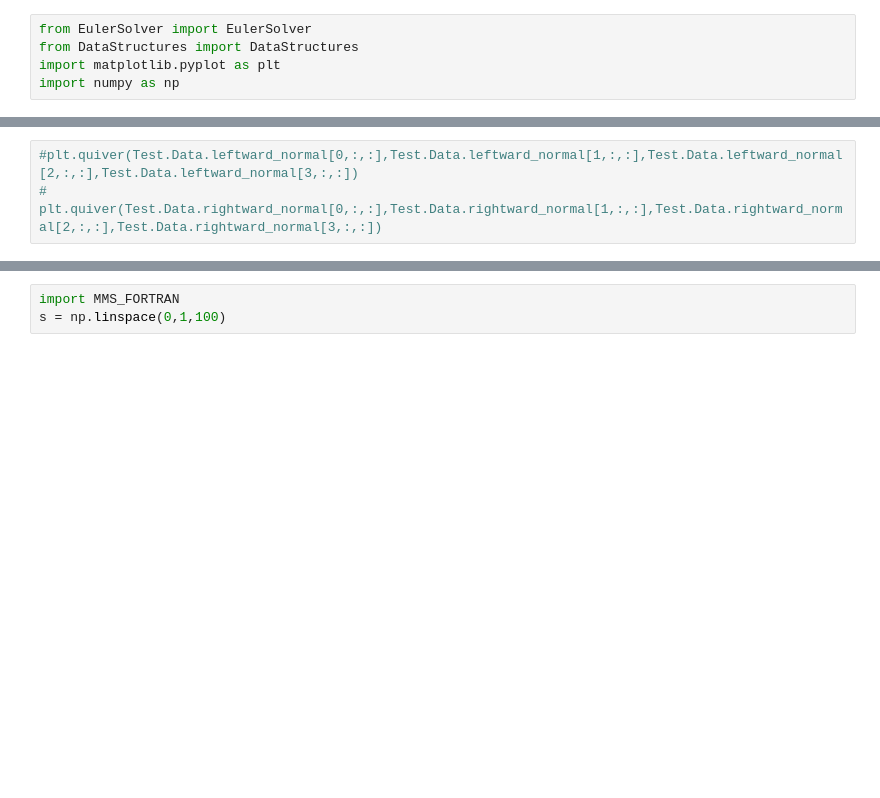
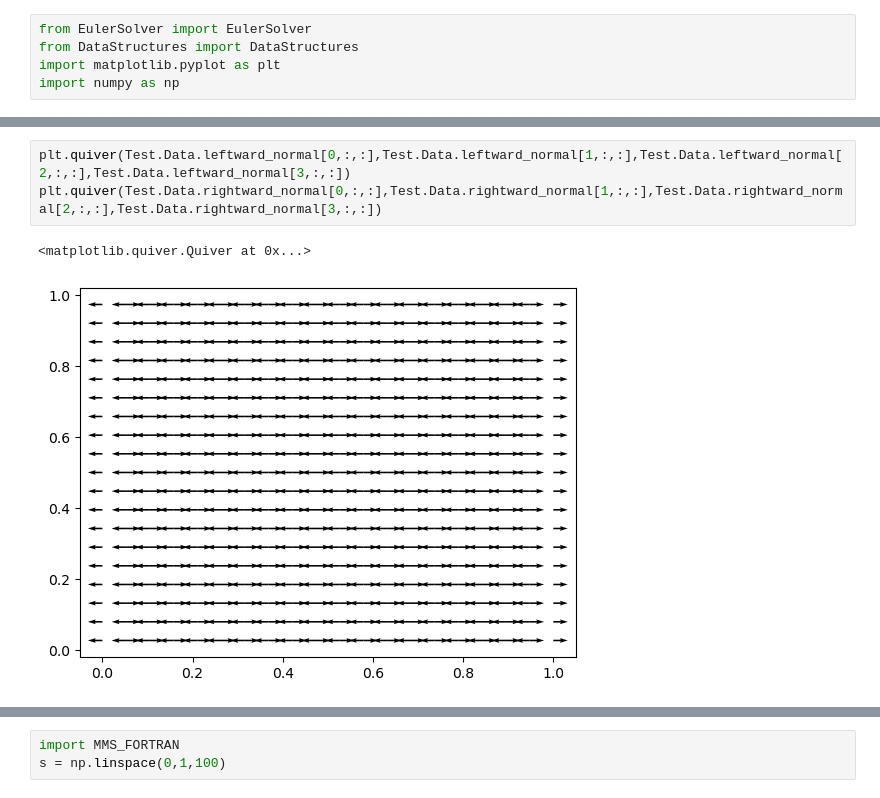
Before and after one commit to aaron23pueschel/CFD, a Jupyter notebook: CFD_FINAL/Development copy.ipynb, the cells around one changed output, grey strips where cells are left out. Drawn from its saved outputs; the diff is of its cells as text; blank space fills up the shorter version.

```diff
--- a/CFD_FINAL/Development copy.ipynb
+++ b/CFD_FINAL/Development copy.ipynb
@@ -39,6 +39,9 @@ Test.Data.plot_primitive("velocity")
 # %%
-#plt.quiver(Test.Data.leftward_normal[0,:,:],Test.Data.leftward_normal[1,:,:],Test.Data.leftward_normal[2,:,:],Test.Data.leftward_normal[3,:,:])
-# plt.quiver(Test.Data.rightward_normal[0,:,:],Test.Data.rightward_normal[1,:,:],Test.Data.rightward_normal[2,:,:],Test.Data.rightward_normal[3,:,:])
+plt.quiver(Test.Data.leftward_normal[0,:,:],Test.Data.leftward_normal[1,:,:],Test.Data.leftward_normal[2,:,:],Test.Data.leftward_normal[3,:,:])
+plt.quiver(Test.Data.rightward_normal[0,:,:],Test.Data.rightward_normal[1,:,:],Test.Data.rightward_normal[2,:,:],Test.Data.rightward_normal[3,:,:])
+# %% [output]
+<matplotlib.quiver.Quiver at 0x...>
+[figure, added]
 # %%
 Test.Data.V[1]
 # %% [output]
```
Also changed, not shown: parts of 11 cells of this notebook, 7 other files.
